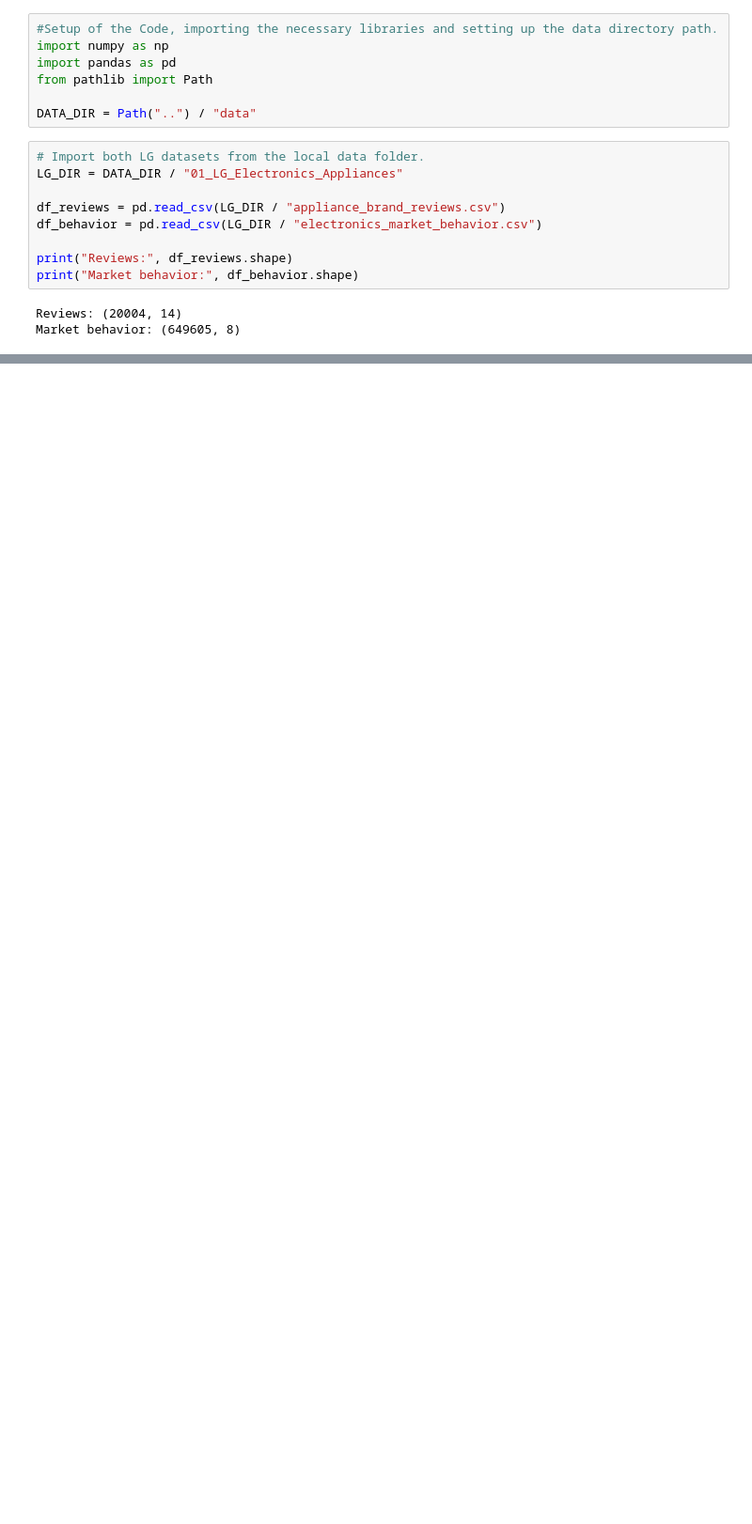
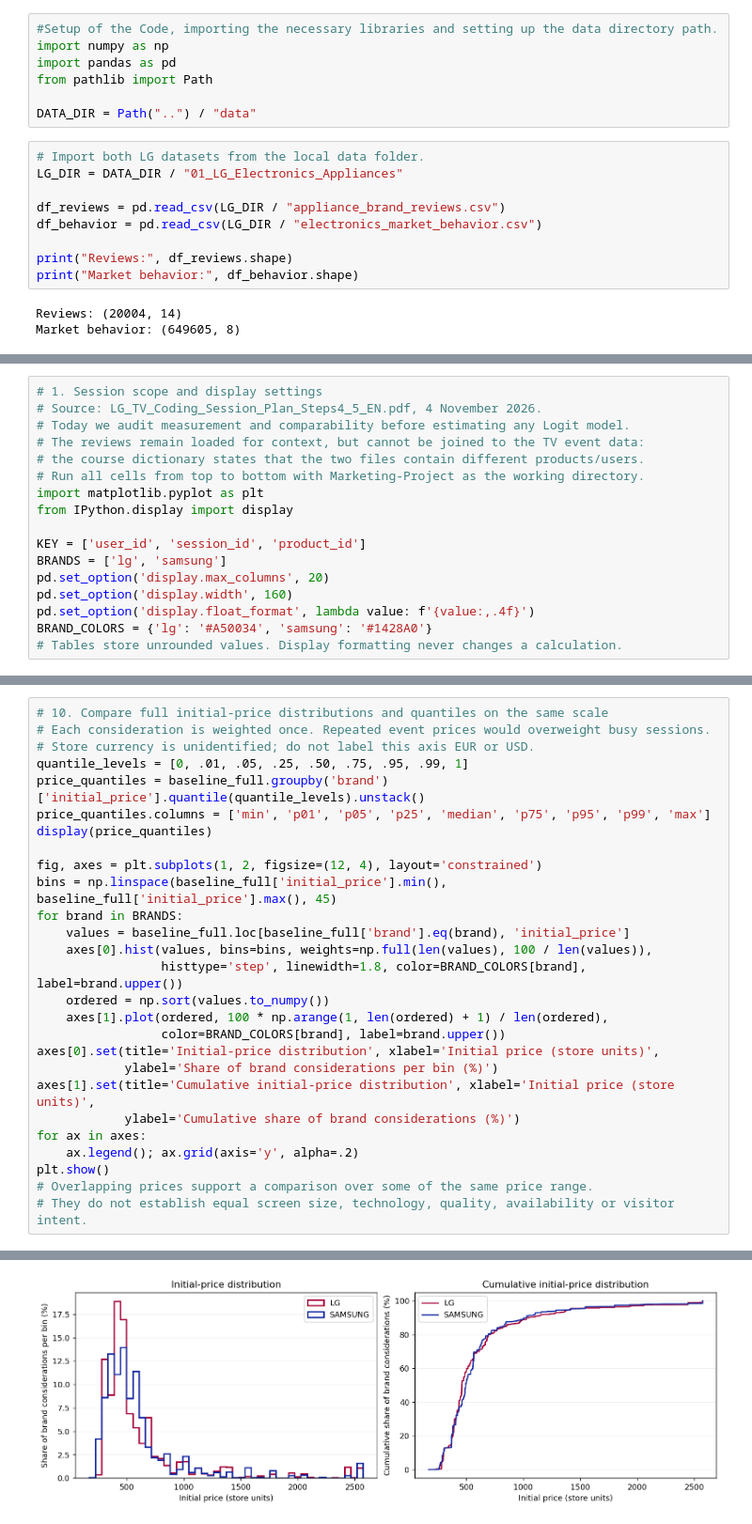
Before and after one commit to Dod0ria/Marketing-Project, a Jupyter notebook: Edoardo_notebook.ipynb, the cells around one changed output, grey strips where cells are left out. Shown at 94% size. Drawn from its saved outputs; the diff is of its cells as text; blank space fills up the shorter version.

Commit message:
Fixed the merging conflict in Edoardo_notebook.ipynb and resolved the issue with the data visualization section.

```diff
--- a/Edoardo_notebook.ipynb
+++ b/Edoardo_notebook.ipynb
@@ -441,0 +20,17 @@ No price filter has been applied.
+# %%
+# 1. Session scope and display settings
+# Source: LG_TV_Coding_Session_Plan_Steps4_5_EN.pdf, 4 November 2026.
+# Today we audit measurement and comparability before estimating any Logit model.
+# The reviews remain loaded for context, but cannot be joined to the TV event data:
+# the course dictionary states that the two files contain different products/users.
+# Run all cells from top to bottom with Marketing-Project as the working directory.
+import matplotlib.pyplot as plt
+from IPython.display import display
+
+KEY = ['user_id', 'session_id', 'product_id']
+BRANDS = ['lg', 'samsung']
+pd.set_option('display.max_columns', 20)
+pd.set_option('display.width', 160)
+pd.set_option('display.float_format', lambda value: f'{value:,.4f}')
+BRAND_COLORS = {'lg': '#A50034', 'samsung': '#1428A0'}
+# Tables store unrounded values. Display formatting never changes a calculation.
@@ -441,0 +436,28 @@ No price filter has been applied.
+# %%
+# 10. Compare full initial-price distributions and quantiles on the same scale
+# Each consideration is weighted once. Repeated event prices would overweight busy sessions.
+# Store currency is unidentified; do not label this axis EUR or USD.
+quantile_levels = [0, .01, .05, .25, .50, .75, .95, .99, 1]
+price_quantiles = baseline_full.groupby('brand')['initial_price'].quantile(quantile_levels).unstack()
+price_quantiles.columns = ['min', 'p01', 'p05', 'p25', 'median', 'p75', 'p95', 'p99', 'max']
+display(price_quantiles)
+
+fig, axes = plt.subplots(1, 2, figsize=(12, 4), layout='constrained')
+bins = np.linspace(baseline_full['initial_price'].min(), baseline_full['initial_price'].max(), 45)
+for brand in BRANDS:
+    values = baseline_full.loc[baseline_full['brand'].eq(brand), 'initial_price']
+    axes[0].hist(values, bins=bins, weights=np.full(len(values), 100 / len(values)),
+                 histtype='step', linewidth=1.8, color=BRAND_COLORS[brand], label=brand.upper())
+    ordered = np.sort(values.to_numpy())
+    axes[1].plot(ordered, 100 * np.arange(1, len(ordered) + 1) / len(ordered),
+                 color=BRAND_COLORS[brand], label=brand.upper())
+axes[0].set(title='Initial-price distribution', xlabel='Initial price (store units)',
+            ylabel='Share of brand considerations per bin (%)')
+axes[1].set(title='Cumulative initial-price distribution', xlabel='Initial price (store units)',
+            ylabel='Cumulative share of brand considerations (%)')
+for ax in axes:
+    ax.legend(); ax.grid(axis='y', alpha=.2)
+plt.show()
+# Overlapping prices support a comparison over some of the same price range.
+# They do not establish equal screen size, technology, quality, availability or visitor intent.
+# %% [output]
@@ -441,0 +468 @@ No price filter has been applied.
+[figure, added]
```
Also changed, not shown: parts of 31 cells of this notebook.
